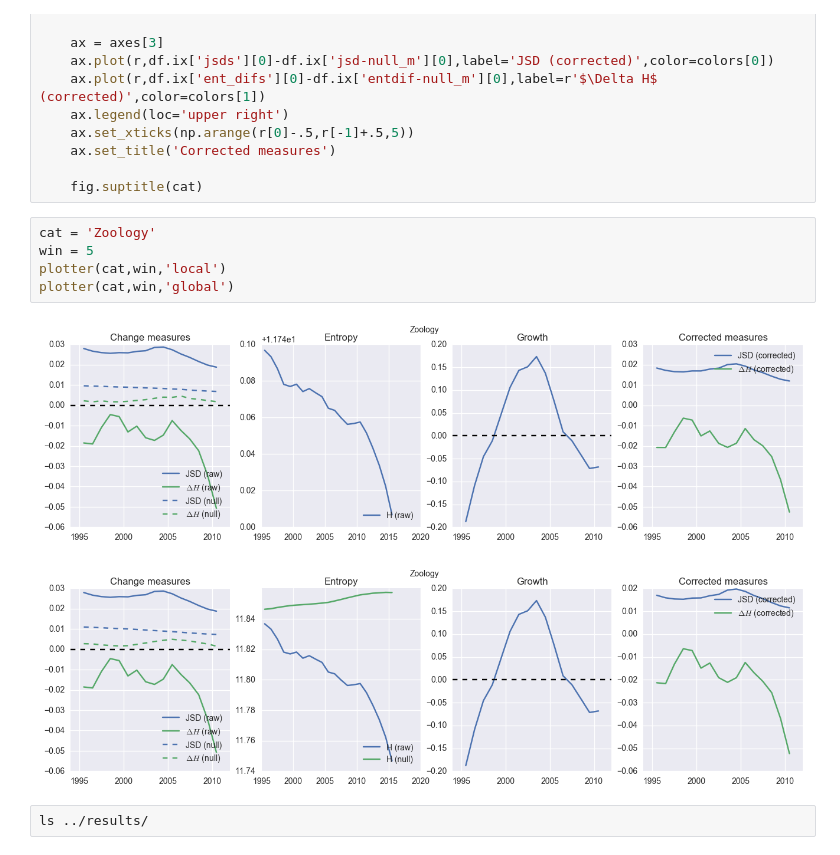
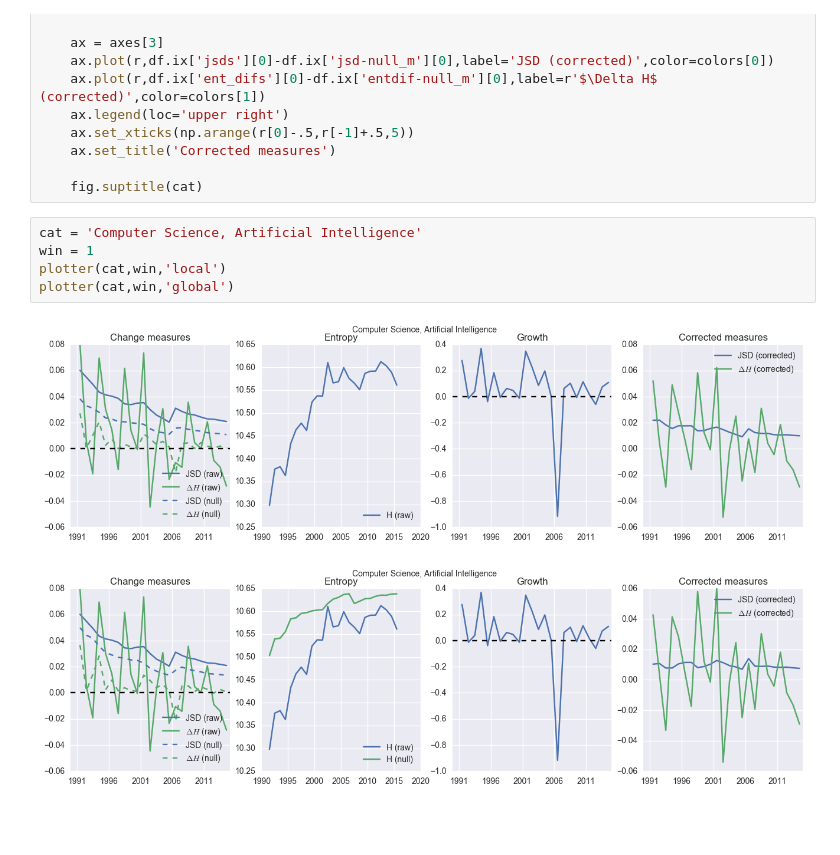
Before and after one commit to jlorince/wos-text-dynamics, a Jupyter notebook: notebooks/data-exploration.ipynb, the cells around one changed output. Drawn from its saved outputs; the diff is of its cells as text; blank space fills up the shorter version.

```diff
--- a/notebooks/data-exploration.ipynb
+++ b/notebooks/data-exploration.ipynb
@@ -140,12 +113,10 @@ def plotter(cat,window_size,mode='local'):
 
     fig.suptitle(cat)
 # %%
-cat = 'Zoology'
-win = 5
+cat = 'Computer Science, Artificial Intelligence'
+win = 1
 plotter(cat,win,'local')
 plotter(cat,win,'global')
 # %% [output]
-[figure, old version]
+[figure, new version]
-[figure, old version]
+[figure, new version]
-# %%
-ls ../results/
```
Also changed, not shown: parts of 11 cells of this notebook, 2 other files.
